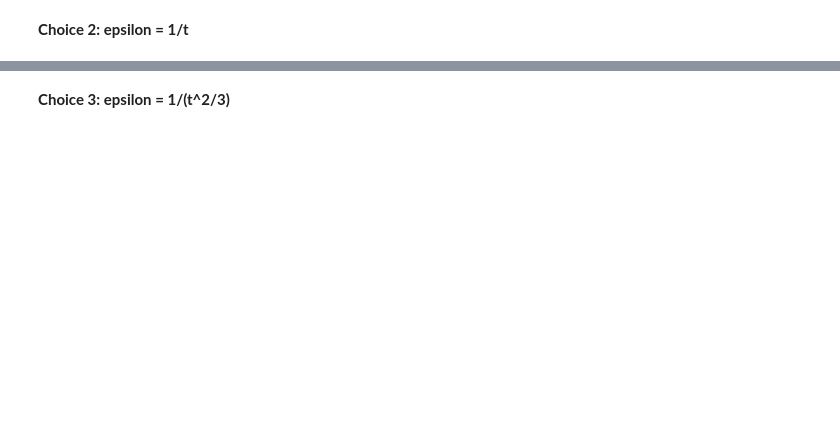
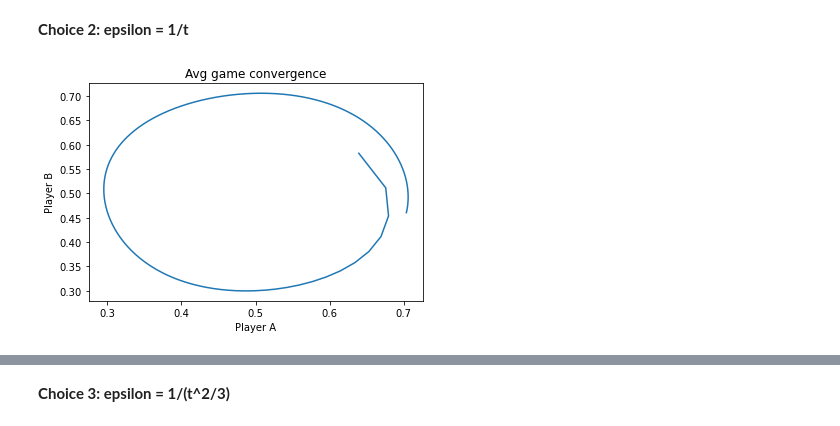
Before and after one commit to rishishah02/algo-econ, a Jupyter notebook: Project2/Project_2 .ipynb, the cells around one changed output, grey strips where cells are left out. Cells and saved outputs as stored; diff of their text form; code cells hidden in the pictures; blank space fills up the shorter version.

```diff
--- a/Project2/Project_2 .ipynb
+++ b/Project2/Project_2 .ipynb
@@ -92,6 +122,10 @@ def compute_epsilon(t):
 # %%
 # Choice 2: epsilon = 1/t
 def compute_epsilon(t):
     return float(1/(t+1))
 
 # -------- Call function MWU, draw plots -------------#
+avg_conv_a, avg_conv_b, last_conv_a, last_conv_b = MWU(M_a, M_b, compute_epsilon)
+avg_conv(avg_conv_a, avg_conv_b)
+# %% [output]
+[figure, added]
```
Also changed, not shown: parts of 22 cells of this notebook.
